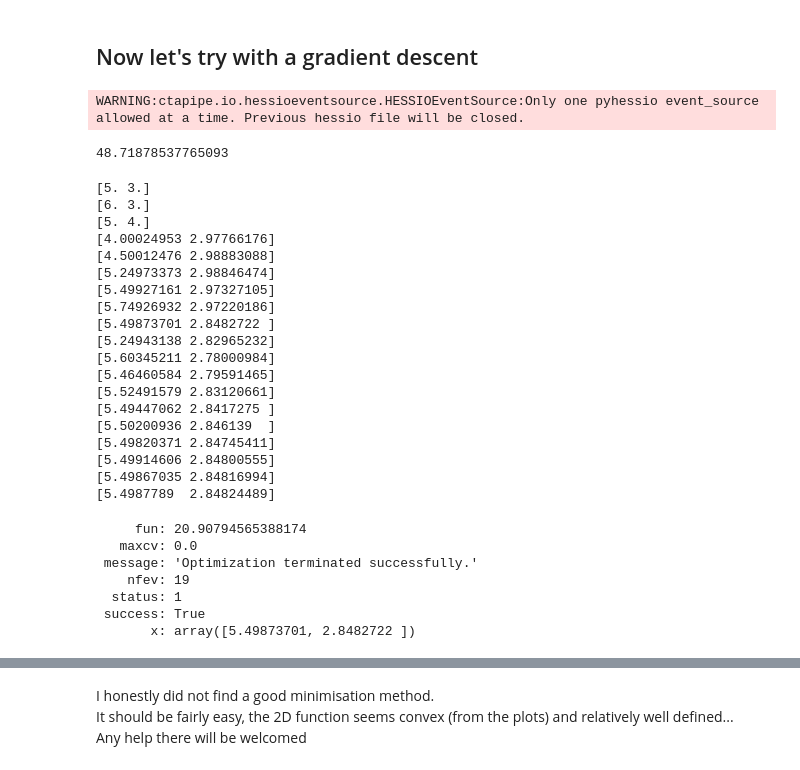
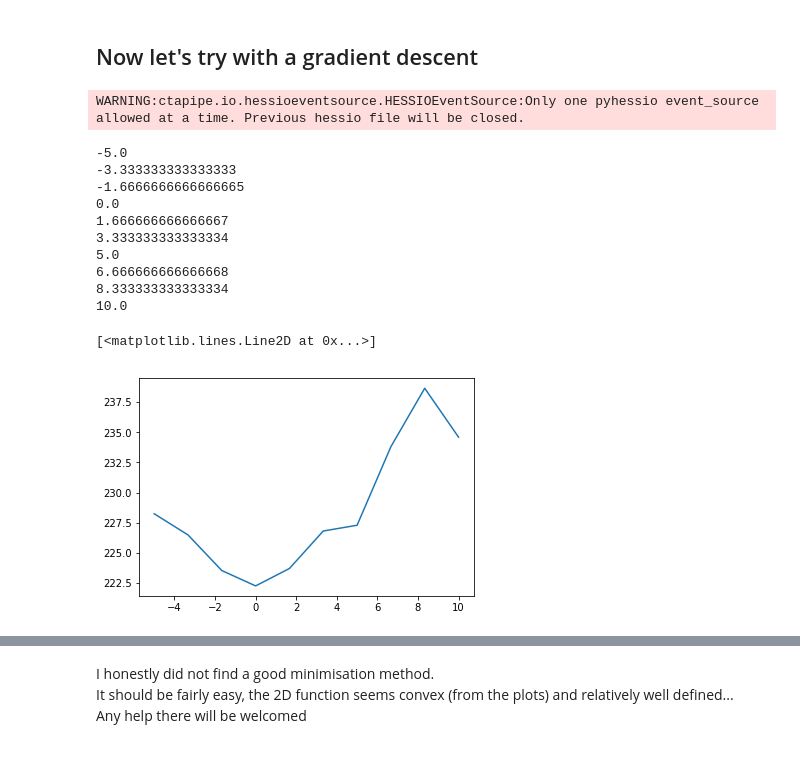
Before and after one commit to cta-lapp/ctapipe, a Jupyter notebook: examples/notebooks/optimize_cleaning.ipynb, the cells around one changed output, grey strips where cells are left out. Drawn from its saved outputs; the diff is of its cells as text; code cells hidden in the pictures.

```diff
--- a/examples/notebooks/optimize_cleaning.ipynb
+++ b/examples/notebooks/optimize_cleaning.ipynb
@@ -268,40 +325,48 @@ def func(x, source=source, cal=cal):
     return d
 # %%
 source = event_source(filename)
-source.max_events = 20
+source.max_events = 150
 source.allow_tels = {1}
 cal = CameraCalibrator(None, None, r1_product='HESSIOR1Calibrator', extractor_product='NeighbourPeakIntegrator')
 
-func([6, 0])
+# func([6, 0], source=source, cal=cal)
 # %% [output]
 WARNING:ctapipe.io.hessioeventsource.HESSIOEventSource:Only one pyhessio event_source allowed at a time. Previous hessio file will be closed.
-48.71878537765093
-# %%
-minimize(func, [5, 3], method='COBYLA')
-# %% [output]
-[5. 3.]
-[6. 3.]
-[5. 4.]
-[4.00024953 2.97766176]
-[4.50012476 2.98883088]
-[5.24973373 2.98846474]
-[5.49927161 2.97327105]
-[5.74926932 2.97220186]
-[5.49873701 2.8482722 ]
-[5.24943138 2.82965232]
-[5.60345211 2.78000984]
-[5.46460584 2.79591465]
-[5.52491579 2.83120661]
-[5.49447062 2.8417275 ]
-[5.50200936 2.846139  ]
-[5.49820371 2.84745411]
-[5.49914606 2.84800555]
-[5.49867035 2.84816994]
-[5.4987789  2.84824489]
-     fun: 20.90794565388174
-   maxcv: 0.0
- message: 'Optimization terminated successfully.'
-    nfev: 19
-  status: 1
- success: True
-       x: array([5.49873701, 2.8482722 ])
+# %%
+events = [copy.copy(event) for event in source]
+for event in events:
+    cal.calibrate(event)
+# %%
+def func_cal_events(x, events=events):
+    "same but preloaded events"
+
+    print(x)
+    # picture_threshold, boundary_threshold = x
+    picture_threshold = 10
+    boundary_threshold = x
+
+    diff = 0
+
+    for event in events:
+        # cal.calibrate(event)
+        d = tailcut_cleaning_accuracy(event, picture_threshold, boundary_threshold)
+        diff += d
+
+    return d
+# %%
+X = np.linspace(-5, 10, 10)
+Y = [func_cal_events(x) for x in X]
+plt.plot(X, Y);
+# %% [output]
+-5.0
+-3.333333333333333
+-1.6666666666666665
+0.0
+1.666666666666667
+3.333333333333334
+5.0
+6.666666666666668
+8.333333333333334
+10.0
+[<matplotlib.lines.Line2D at 0x...>]
+[figure, added]
```
Also changed, not shown: parts of 25 cells of this notebook.
